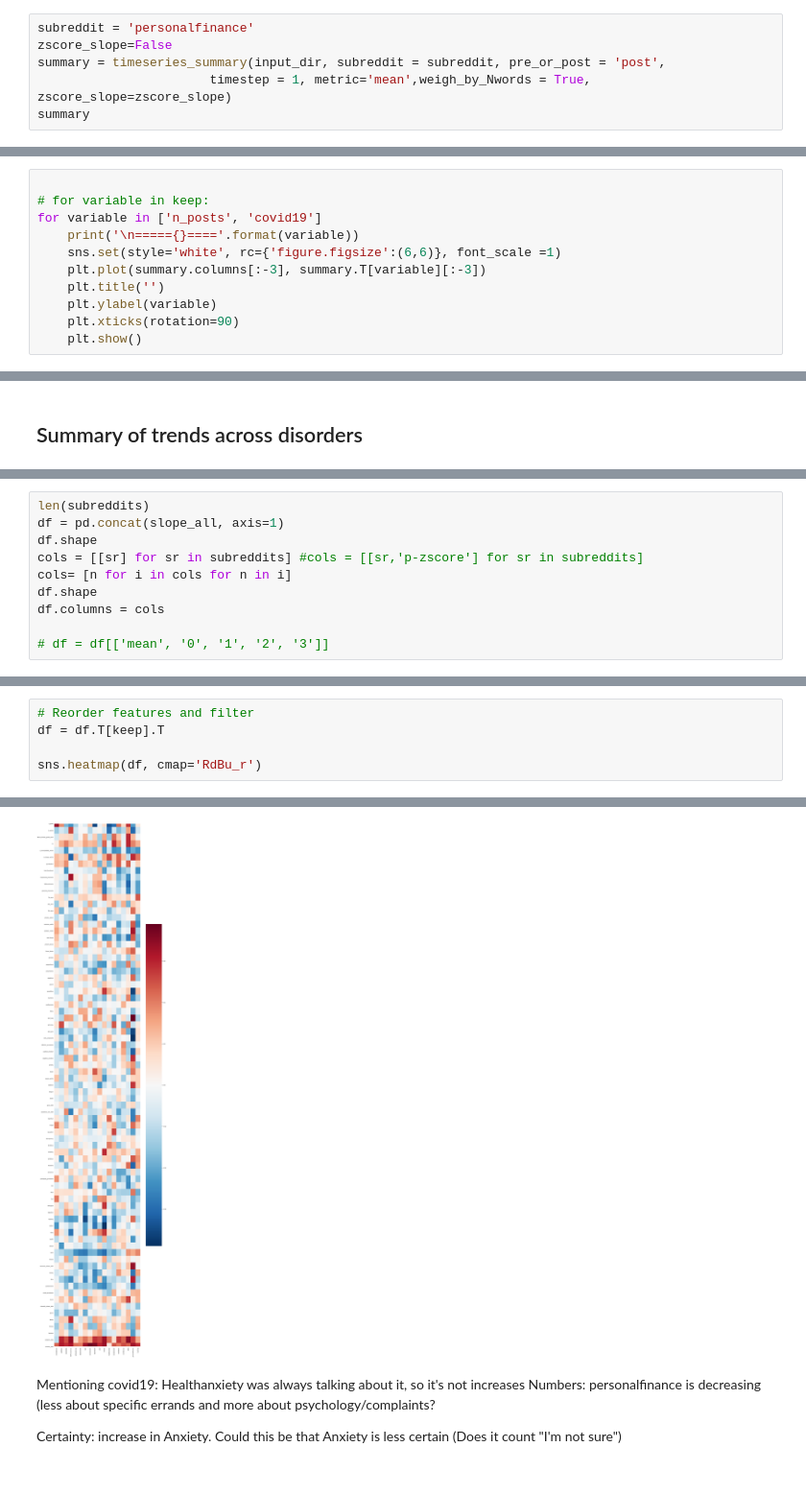
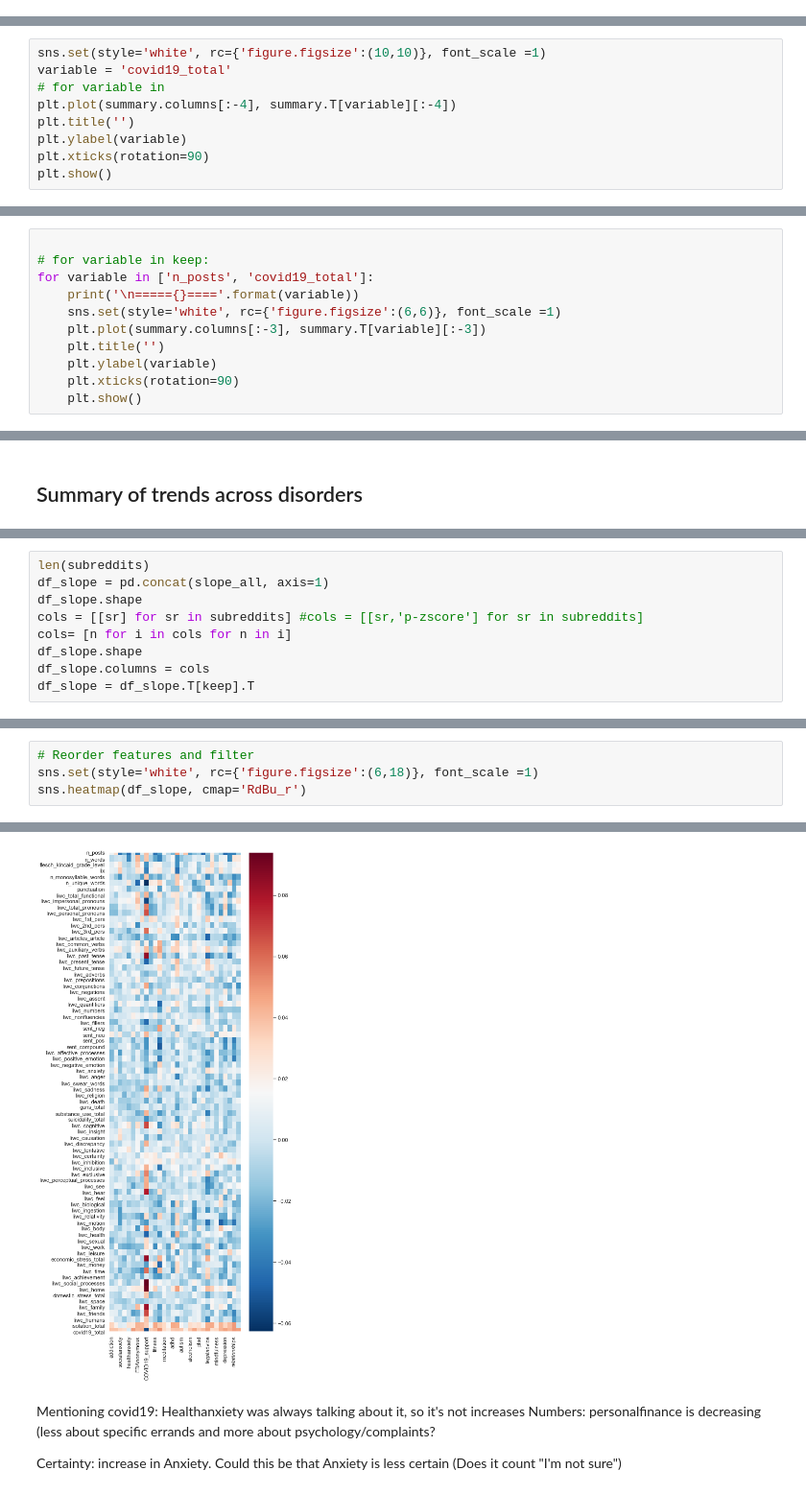
Before and after one commit to danielmlow/reddit, a Jupyter notebook: reddit_descriptive.ipynb, the cells around one changed output, grey strips where cells are left out. Shown at 96% size. Cells and saved outputs as stored; diff of their text form.

```diff
--- a/reddit_descriptive.ipynb
+++ b/reddit_descriptive.ipynb
@@ -365,6 +414,0 @@ sns.heatmap(summary, cmap = 'RdBu_r')
-# %%
-subreddit = 'personalfinance'
-zscore_slope=False
-summary = timeseries_summary(input_dir, subreddit = subreddit, pre_or_post = 'post',
-                       timestep = 1, metric='mean',weigh_by_Nwords = True, zscore_slope=zscore_slope)
-summary
@@ -397,0 +434,9 @@ summary
+# %%
+sns.set(style='white', rc={'figure.figsize':(10,10)}, font_scale =1)
+variable = 'covid19_total'
+# for variable in
+plt.plot(summary.columns[:-4], summary.T[variable][:-4])
+plt.title('')
+plt.ylabel(variable)
+plt.xticks(rotation=90)
+plt.show()
@@ -398,7 +445,7 @@ summary
 # %%
 
 # for variable in keep:
-for variable in ['n_posts', 'covid19']
+for variable in ['n_posts', 'covid19_total']:
     print('\n====={}===='.format(variable))
     sns.set(style='white', rc={'figure.figsize':(6,6)}, font_scale =1)
     plt.plot(summary.columns[:-3], summary.T[variable][:-3])
@@ -507,10 +546,9 @@ len(slope_all)
 # %%
 len(subreddits)
-df = pd.concat(slope_all, axis=1)
-df.shape
+df_slope = pd.concat(slope_all, axis=1)
+df_slope.shape
 cols = [[sr] for sr in subreddits] #cols = [[sr,'p-zscore'] for sr in subreddits]
 cols= [n for i in cols for n in i]
-df.shape
-df.columns = cols
-
-# df = df[['mean', '0', '1', '2', '3']]
+df_slope.shape
+df_slope.columns = cols
+df_slope = df_slope.T[keep].T
@@ -519,11 +573,10 @@ df.values
 # %%
 # Reorder features and filter
-df = df.T[keep].T
-
-sns.heatmap(df, cmap='RdBu_r')
+sns.set(style='white', rc={'figure.figsize':(6,18)}, font_scale =1)
+sns.heatmap(df_slope, cmap='RdBu_r')
 # %% [output]
 <matplotlib.axes._subplots.AxesSubplot at 0x...>
-[figure, old version]
+[figure, new version]
 # %% [markdown]
 Mentioning covid19: Healthanxiety was always talking about it, so it's not increases
 Numbers: personalfinance is decreasing (less about specific errands and more about psychology/complaints?
```
Also changed, not shown: parts of 42 cells of this notebook, 9 other files.
